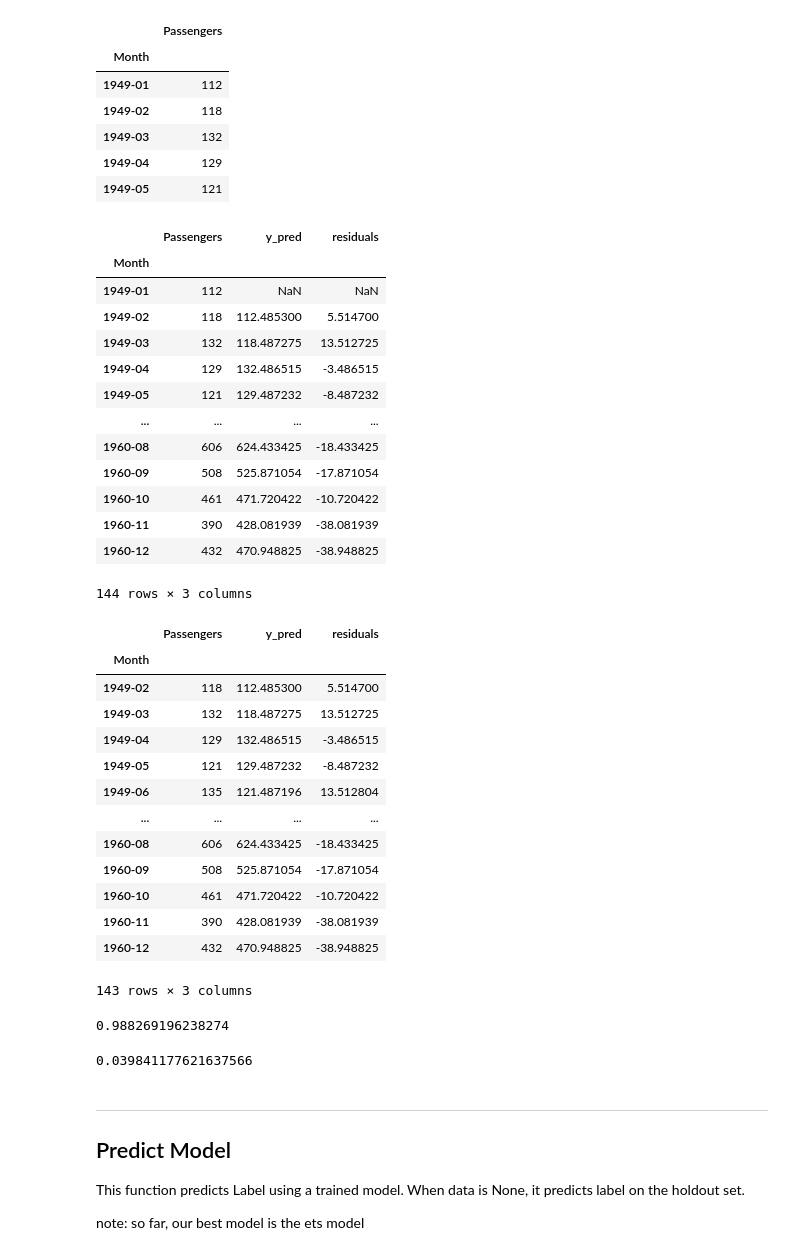
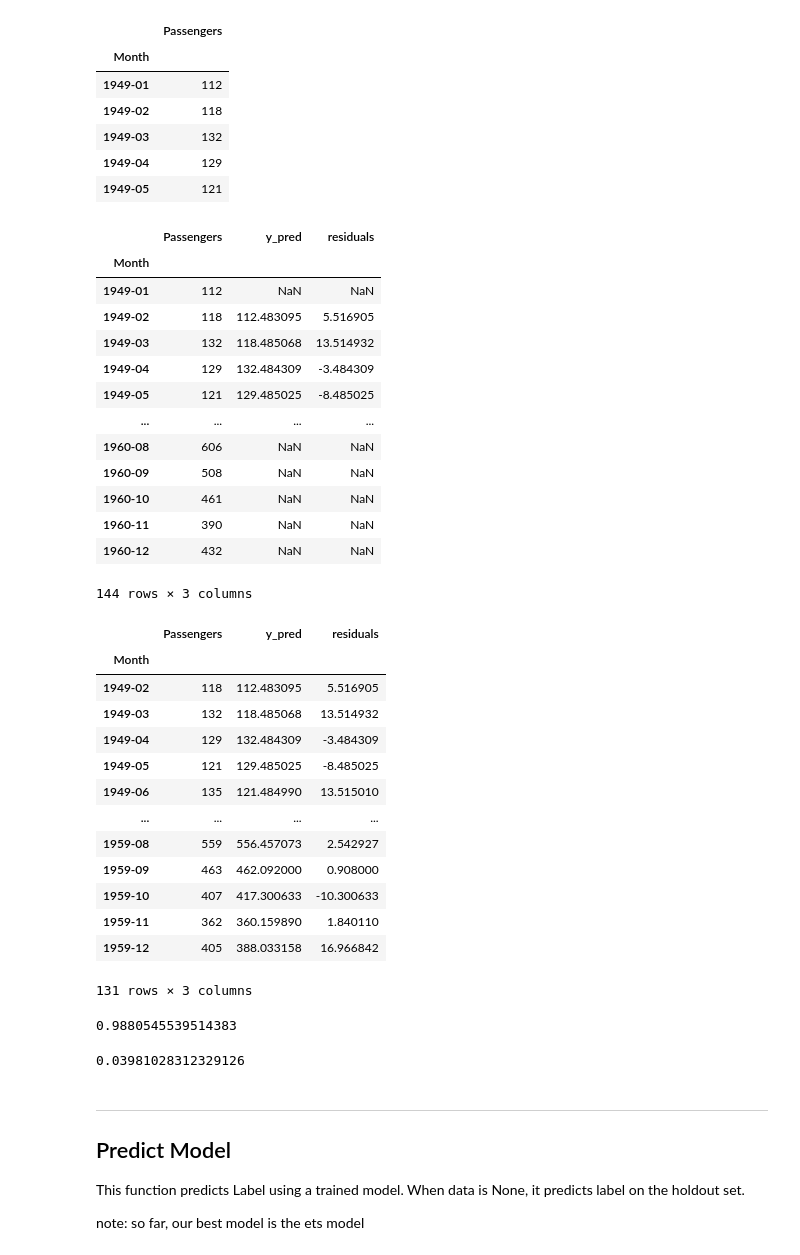
Before and after one commit to PJalgotrader/Deep_forecasting-USU, a Jupyter notebook: Lectures and codes/Module 4- ARIMA/Module4-ARIMA.ipynb, the cells around one changed output. Saved outputs shown, nothing was run; the diff lists cells and outputs as text; code cells hidden in the pictures.

```diff
--- a/Lectures and codes/Module 4- ARIMA/Module4-ARIMA.ipynb
+++ b/Lectures and codes/Module 4- ARIMA/Module4-ARIMA.ipynb
@@ -438,23 +431,23 @@ df.head()
 | 1949-05 | 121 |
 # %%
 predictions = df.copy()
-predictions['y_pred']= sarima110111.predict(df.index)
-predictions['residuals']= sarima110111.predict_residuals(df[['Passengers']] )
+predictions['y_pred']= sarima110111.predict(df.index[:-12])
+predictions['residuals']= sarima110111.predict_residuals(df[['Passengers']][:-12] )
 predictions
 # %% [output]
 |  | Passengers | y_pred | residuals |
 | Month |  |  |  |
 | 1949-01 | 112 | NaN | NaN |
-| 1949-02 | 118 | 112.485300 | 5.514700 |
-| 1949-03 | 132 | 118.487275 | 13.512725 |
-| 1949-04 | 129 | 132.486515 | -3.486515 |
-| 1949-05 | 121 | 129.487232 | -8.487232 |
+| 1949-02 | 118 | 112.483095 | 5.516905 |
+| 1949-03 | 132 | 118.485068 | 13.514932 |
+| 1949-04 | 129 | 132.484309 | -3.484309 |
+| 1949-05 | 121 | 129.485025 | -8.485025 |
 | ... | ... | ... | ... |
-| 1960-08 | 606 | 624.433425 | -18.433425 |
-| 1960-09 | 508 | 525.871054 | -17.871054 |
-| 1960-10 | 461 | 471.720422 | -10.720422 |
-| 1960-11 | 390 | 428.081939 | -38.081939 |
-| 1960-12 | 432 | 470.948825 | -38.948825 |
+| 1960-08 | 606 | NaN | NaN |
+| 1960-09 | 508 | NaN | NaN |
+| 1960-10 | 461 | NaN | NaN |
+| 1960-11 | 390 | NaN | NaN |
+| 1960-12 | 432 | NaN | NaN |
 144 rows × 3 columns
 # %%
 predictions.dropna(inplace=True)
@@ -462,28 +455,28 @@ predictions
 # %% [output]
 |  | Passengers | y_pred | residuals |
 | Month |  |  |  |
-| 1949-02 | 118 | 112.485300 | 5.514700 |
-| 1949-03 | 132 | 118.487275 | 13.512725 |
-| 1949-04 | 129 | 132.486515 | -3.486515 |
-| 1949-05 | 121 | 129.487232 | -8.487232 |
-| 1949-06 | 135 | 121.487196 | 13.512804 |
+| 1949-02 | 118 | 112.483095 | 5.516905 |
+| 1949-03 | 132 | 118.485068 | 13.514932 |
+| 1949-04 | 129 | 132.484309 | -3.484309 |
+| 1949-05 | 121 | 129.485025 | -8.485025 |
+| 1949-06 | 135 | 121.484990 | 13.515010 |
 | ... | ... | ... | ... |
-| 1960-08 | 606 | 624.433425 | -18.433425 |
-| 1960-09 | 508 | 525.871054 | -17.871054 |
-| 1960-10 | 461 | 471.720422 | -10.720422 |
-| 1960-11 | 390 | 428.081939 | -38.081939 |
-| 1960-12 | 432 | 470.948825 | -38.948825 |
+| 1959-08 | 559 | 556.457073 | 2.542927 |
+| 1959-09 | 463 | 462.092000 | 0.908000 |
+| 1959-10 | 407 | 417.300633 | -10.300633 |
+| 1959-11 | 362 | 360.159890 | 1.840110 |
+| 1959-12 | 405 | 388.033158 | 16.966842 |
-143 rows × 3 columns
+131 rows × 3 columns
 # %%
 from sklearn.metrics import r2_score, mean_absolute_percentage_error
 # %%
 r2_score(predictions.Passengers, predictions.y_pred)
 # %% [output]
-0.988269196238274
+0.9880545539514383
 # %%
 mean_absolute_percentage_error(predictions.Passengers, predictions.y_pred)
 # %% [output]
-0.039841177621637566
+0.03981028312329126
 # %% [markdown]
 ---
 ## Predict Model
```
Also changed, not shown: parts of 19 cells of this notebook.
